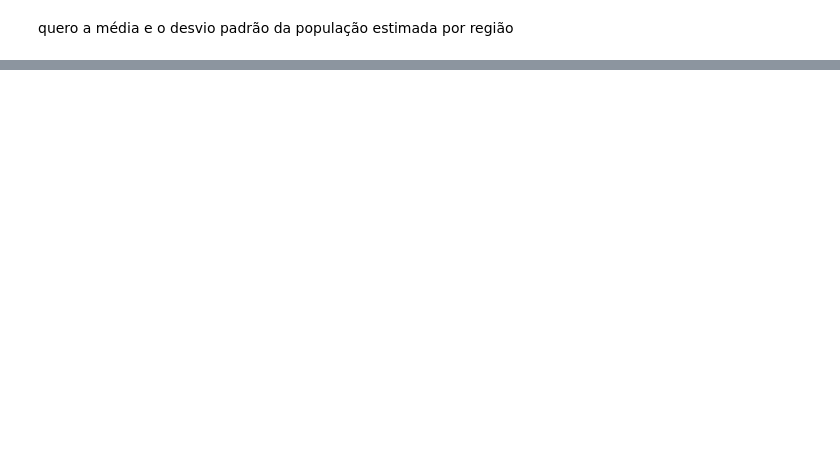
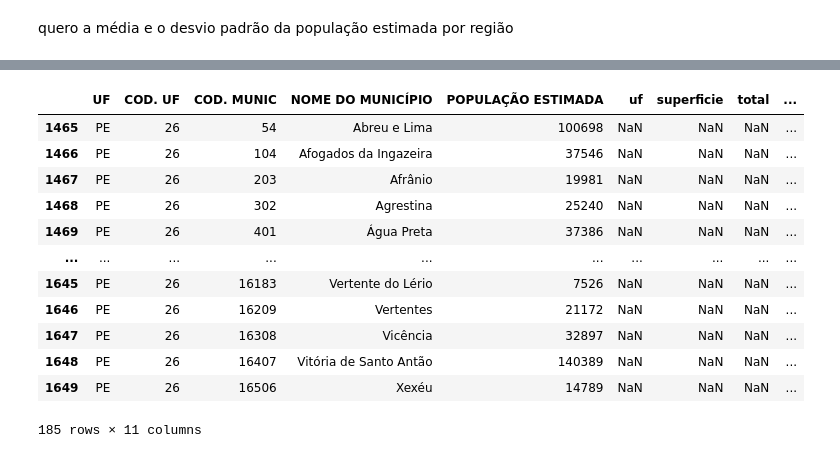
Before and after one commit to robertosgpontes/tec_prog_1, a Jupyter notebook: Pandas.ipynb, the cells around one changed output, grey strips where cells are left out. Drawn from its saved outputs; the diff is of its cells as text; code cells hidden in the pictures; blank space fills up the shorter version.

```diff
--- a/Pandas.ipynb
+++ b/Pandas.ipynb
@@ -1424,0 +1422,2 @@ df.loc[(238513, 1231007.0), 'pop_urbana']
+# %%
+df.reset_index(inplace=True)
@@ -1594,2 +1683,5 @@ Para fazer isso, utilizamos o método **.merge()**, cujos modos de cruzamento s
 # %% [markdown]
 retirar o uf dos índices
+# %%
+df = df.reset_index()
+df.head()
@@ -1597,0 +1713,2 @@ quero a média e o desvio padrão da população estimada por região
+# %%
+df_reg = df_muni.merge(df, how='left', left_on='UF', right_on='uf')
@@ -1597,0 +1724,16 @@ quero a média e o desvio padrão da população estimada por região
+# %%
+df_reg[df_reg.total.isna()]
+# %% [output]
+|  | UF | COD. UF | COD. MUNIC | NOME DO MUNICÍPIO | POPULAÇÃO ESTIMADA | uf | superficie | total | ... |
+| 1465 | PE | 26 | 54 | Abreu e Lima | 100698 | NaN | NaN | NaN | ... |
+| 1466 | PE | 26 | 104 | Afogados da Ingazeira | 37546 | NaN | NaN | NaN | ... |
+| 1467 | PE | 26 | 203 | Afrânio | 19981 | NaN | NaN | NaN | ... |
+| 1468 | PE | 26 | 302 | Agrestina | 25240 | NaN | NaN | NaN | ... |
+| 1469 | PE | 26 | 401 | Água Preta | 37386 | NaN | NaN | NaN | ... |
+| ... | ... | ... | ... | ... | ... | ... | ... | ... | ... |
+| 1645 | PE | 26 | 16183 | Vertente do Lério | 7526 | NaN | NaN | NaN | ... |
+| 1646 | PE | 26 | 16209 | Vertentes | 21172 | NaN | NaN | NaN | ... |
+| 1647 | PE | 26 | 16308 | Vicência | 32897 | NaN | NaN | NaN | ... |
+| 1648 | PE | 26 | 16407 | Vitória de Santo Antão | 140389 | NaN | NaN | NaN | ... |
+| 1649 | PE | 26 | 16506 | Xexéu | 14789 | NaN | NaN | NaN | ... |
+185 rows × 11 columns
```
Also changed, not shown: parts of 34 cells of this notebook.
